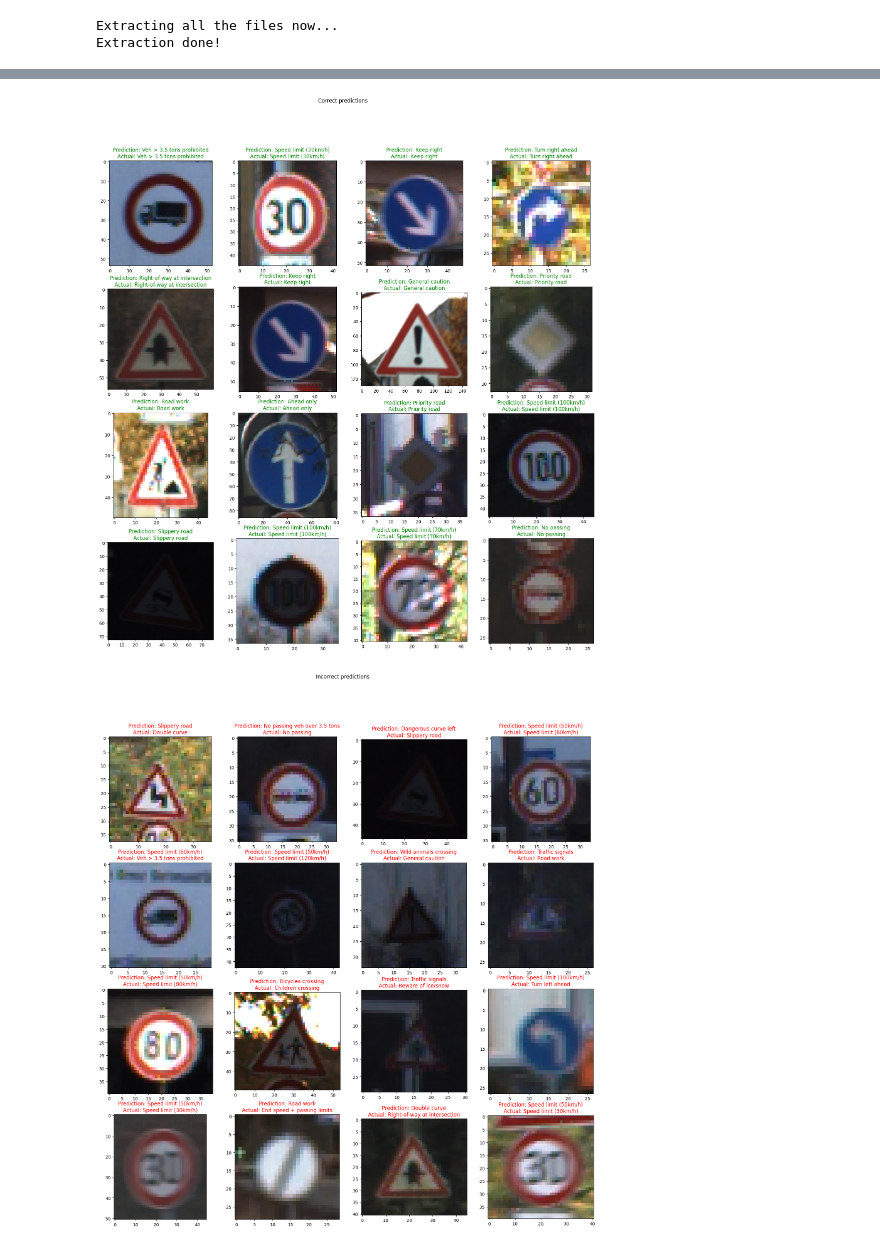
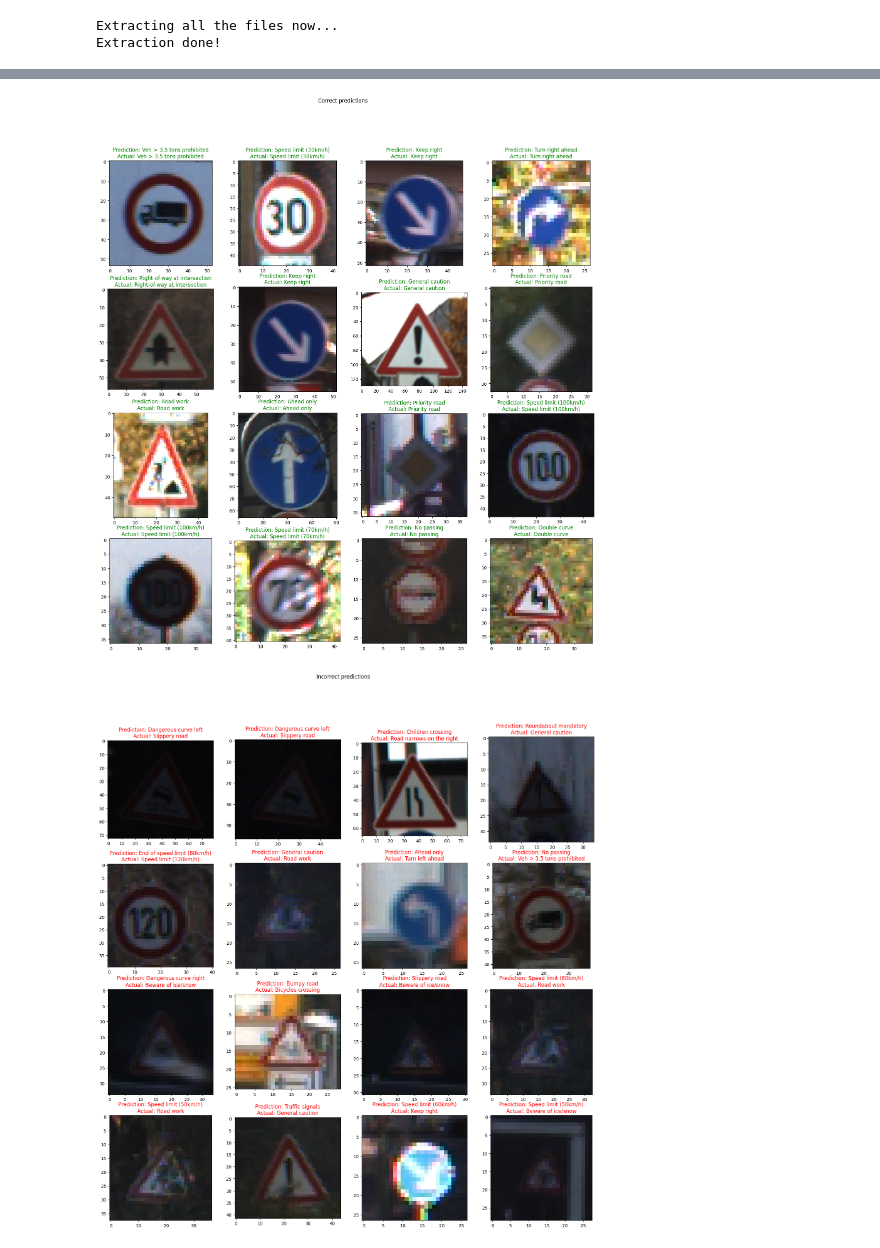
Before and after one commit to Kurtiadam/GTSRB, a Jupyter notebook: GTSRB.ipynb, the cells around one changed output, grey strips where cells are left out. Saved outputs shown, nothing was run; the diff lists cells and outputs as text; code cells hidden in the pictures.

```diff
--- a/GTSRB.ipynb
+++ b/GTSRB.ipynb
@@ -196,7 +216,7 @@ model = tf.keras.Sequential([
   layers.Conv2D(filters=64, kernel_size=3, padding='same', activation='relu'),
   layers.MaxPooling2D(),
   layers.Flatten(),
-  layers.Dense(units=128, activation='relu'),
+  layers.Dense(units=256, activation='relu'),
   layers.Dense(num_classes, activation='softmax')
 ])
 
@@ -226,9 +246,9 @@ Non-trainable params: 96
 _________________________________________________________________
 # %%
 # Training the model
-epochs=3
+epochs=20
 history = model.fit(
-  train_ds_aug,
+  train_ds,
   validation_data=val_ds,
   epochs=epochs,
   shuffle=True)
@@ -267,6 +298,6 @@ plt.show()
 # %%
+from tensorflow.python.training.saver import metrics
 # Predictions on the test set
-TEST_SET_PATH = '/content/GTSRB_dataset'
 predictions = []
 # reading the CSV file
 test_csv = pd.read_csv('/content/GTSRB_dataset/Test.csv')
@@ -275,10 +306,12 @@ test_labels = test_csv["ClassId"].values
 int_test_labels = [int(label) for label in test_labels]
 cnt = 0
 ok_pred = 0
+test_images = []
 
 for test_img_path in test_img_paths:
-  test_img = tf.keras.utils.load_img(TEST_SET_PATH + '/' + test_img_path, target_size=(IMG_HEIGHT, IMG_WIDTH))
+  test_img = tf.keras.utils.load_img(DATASET_PATH + '/' + test_img_path, target_size=(IMG_HEIGHT, IMG_WIDTH))
   img_array = tf.keras.utils.img_to_array(test_img)
+  test_images.append(img_array/255)
   img_array = tf.expand_dims(img_array, 0) # Create a batch (TF expects a batch)
   curr_pred = model.predict(img_array, verbose = 0)
   score = tf.nn.softmax(curr_pred[0])
@@ -288,10 +321,24 @@ for test_img_path in test_img_paths:
   if pred == correct_label:
     ok_pred +=1
   cnt+=1
-  if len(predictions)-ok_pred == 16:
+  if cnt == 1001:
     break
 acc = (ok_pred/cnt)*100
 print("Accuracy on {} test images is: {:.5f}%." .format(cnt,acc))
 #print("Predicted class: ", classes[int(train_ds.class_names[np.argmax(score)])])
 #print("Correct label: ", test_labels[cnt])
+
+
+# Loading test data
+test_ds = []
+
+for img in test_img_paths:
+  image = tf.keras.utils.load_img(DATASET_PATH + '/' + img, target_size=(IMG_HEIGHT, IMG_WIDTH))
+  img_array = tf.keras.utils.img_to_array(image)
+  test_ds.append(np.array(img_array))
+
+X_test = np.array(test_ds)
+
+loss, accuracy = model.evaluate(X_test, test_labels, batch_size=512)
+print("Loss: {}, accuracy: {:.5f}% on test images." .format(loss,accuracy*100))
 # %% [output]
@@ -306,7 +455,7 @@ label_cnt = 0
 for prediction in predictions:
   if prediction == int_test_labels[label_cnt]:
     test_img_path = test_img_paths[label_cnt]
-    test_img = tf.keras.utils.load_img(TEST_SET_PATH + '/' + test_img_path)
+    test_img = tf.keras.utils.load_img(DATASET_PATH + '/' + test_img_path)
     img_array = tf.keras.utils.img_to_array(test_img)
     img_array = tf.expand_dims(img_array, 0)
     ax = fig_correct.add_subplot(4, 4, plt_cnt)
@@ -318,27 +467,27 @@ for prediction in predictions:
     break
 plt.show()
 # %% [output]
-[figure, old version]
+[figure, new version]
 # %%
 # Showing incorrect prediction examples
 fig_correct = plt.figure(figsize=(20, 20))
 fig_correct.suptitle("Incorrect predictions")
 plt_cnt = 1
 label_cnt = 0
 
 for prediction in predictions:
   if prediction != int_test_labels[label_cnt]:
     test_img_path = test_img_paths[label_cnt]
-    test_img = tf.keras.utils.load_img(TEST_SET_PATH + '/' + test_img_path)
+    test_img = tf.keras.utils.load_img(DATASET_PATH + '/' + test_img_path)
     img_array = tf.keras.utils.img_to_array(test_img)
     img_array = tf.expand_dims(img_array, 0)
     ax = fig_correct.add_subplot(4, 4, plt_cnt)
     ax.set_title(str("Prediction: {}\nActual: {}".format(classes[prediction],classes[test_labels[label_cnt]])), color = 'r')
     plt.imshow(test_img)
     plt_cnt += 1
   label_cnt +=1
   if plt_cnt == 17:
     break
 plt.show()
 # %% [output]
-[figure, old version]
+[figure, new version]
```
Also changed, not shown: parts of 15 cells of this notebook.
